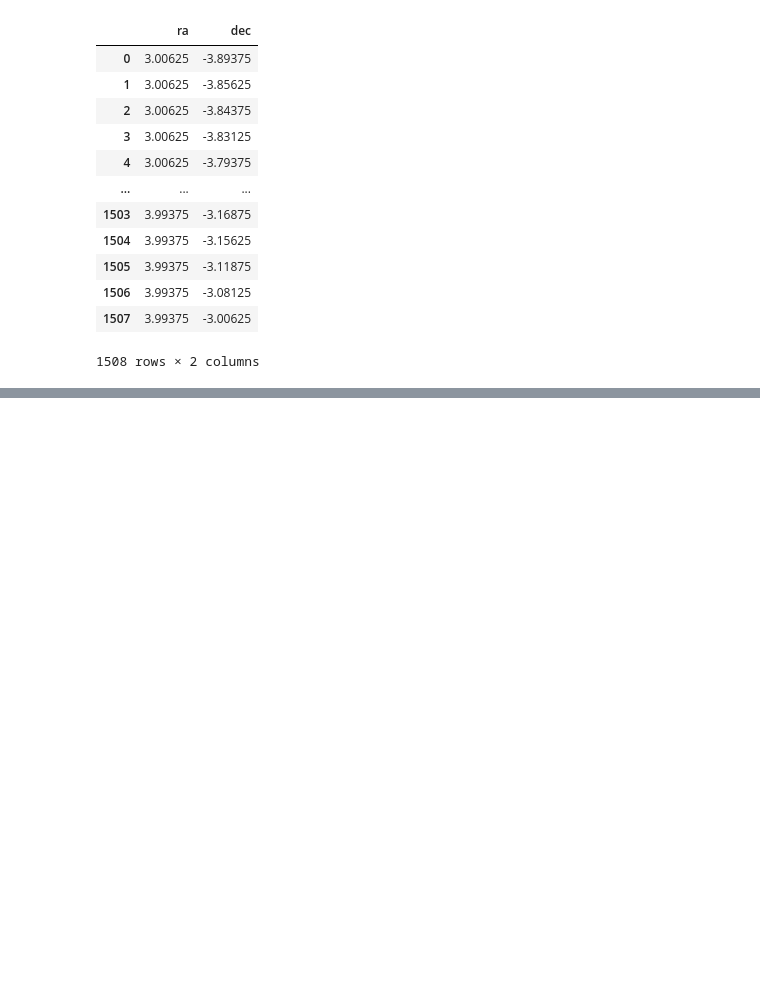
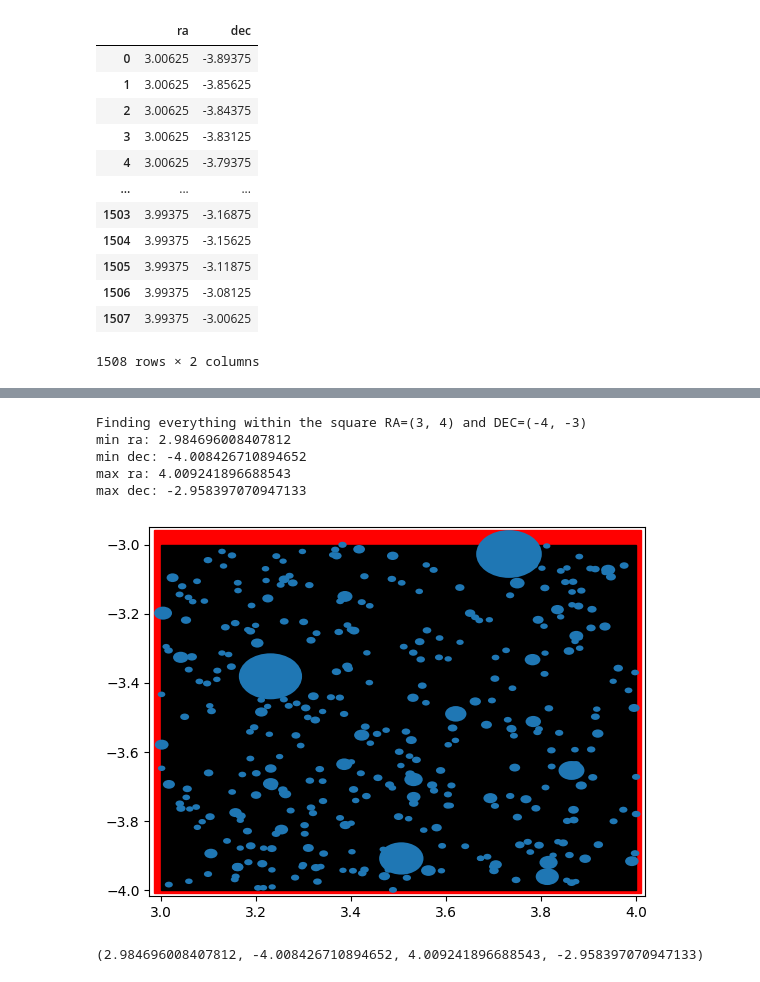
Before and after one commit to cyb0rb/WiFeS_Catalog, a Jupyter notebook: positions_from_catalog.ipynb, the cells around one changed output, grey strips where cells are left out. Cells and saved outputs as stored; diff of their text form; code cells hidden in the pictures; blank space fills up the shorter version.

```diff
--- a/positions_from_catalog.ipynb
+++ b/positions_from_catalog.ipynb
@@ -206,3 +207,6 @@ generate_dark_sky_catalogue(3,-4)
 | 1506 | 3.99375 | -3.08125 |
 | 1507 | 3.99375 | -3.00625 |
 1508 rows × 2 columns
+# %%
+masked_stars = load_mask_data(index=0,load_all=True)
+masked_stars
@@ -208,0 +268,40 @@ generate_dark_sky_catalogue(3,-4)
+# %%
+def find_overlapping_extent(ra, dec):
+    # grab everything in a 1 degree square
+    print(f"Finding everything within the square RA=({ra}, {ra+1}) and DEC=({dec}, {dec+1})")
+
+    degree_masks = radius_sorted.query(f'({ra} < ra < {ra+1}) & ({dec} < dec < {dec+1})')
+
+    min_ra = degree_masks['min_ra'].min()
+    min_dec = degree_masks['min_dec'].min()
+    max_ra = degree_masks['max_ra'].max()
+    max_dec = degree_masks['max_dec'].max()
+
+    print(f"min ra: {min_ra}")
+    print(f"min dec: {min_dec}")
+    print(f"max ra: {max_ra}")
+    print(f"max dec: {max_dec}")
+
+    fig, ax = plt.subplots()
+    r = plt.Rectangle(xy=(ra, dec), width=1, height=1, hatch='/', color='k')
+    r2 = plt.Rectangle(xy=(min_ra, min_dec), width=max_ra-min_ra, height=max_dec-min_dec, color='r')
+    ax.add_patch(r2)
+    ax.add_patch(r)
+    for ra, dec, rad in zip (degree_masks['ra'], degree_masks['dec'], degree_masks['radius']):
+        c = plt.Circle(xy=(ra, dec), radius=(rad))
+        ax.add_patch(c)
+
+    ax.set(xlim=(min_ra-0.01, max_ra+0.01), ylim=(min_dec-0.01, max_dec+0.01))
+    plt.show()
+
+    return min_ra, min_dec, max_ra, max_dec
+
+find_overlapping_extent(3, -4)
+# %% [output]
+Finding everything within the square RA=(3, 4) and DEC=(-4, -3)
+min ra: 2.984696008407812
+min dec: -4.008426710894652
+max ra: 4.009241896688543
+max dec: -2.958397070947133
+[figure, added]
+(2.984696008407812, -4.008426710894652, 4.009241896688543, -2.958397070947133)
```
Also changed, not shown: parts of 3 cells of this notebook.
